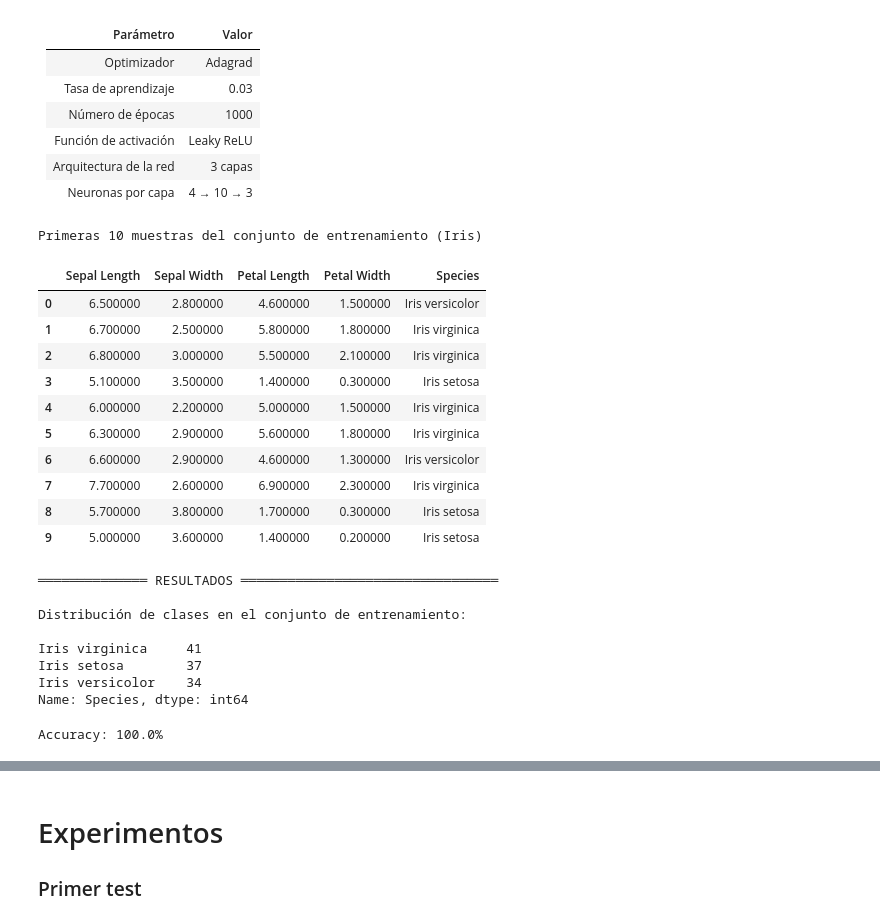
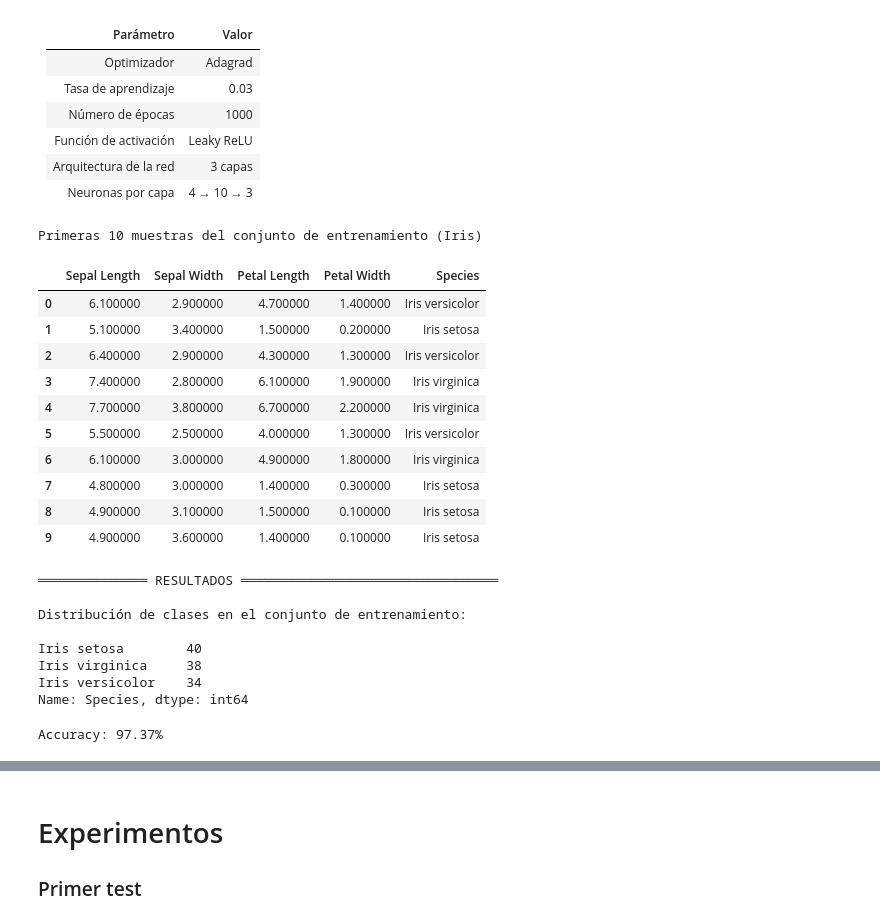
Before and after one commit to Coco-os/FNN-Implementation, a Jupyter notebook: notebooks/problems/clasification/Iris.ipynb, the cells around one changed output, grey strips where cells are left out. Cells and saved outputs as stored; diff of their text form; code cells hidden in the pictures.

```diff
--- a/notebooks/problems/clasification/Iris.ipynb
+++ b/notebooks/problems/clasification/Iris.ipynb
@@ -44,64 +53,71 @@ from main.neural_network.utils.categorical import to_categorical
+# %%
+X_train, X_test, y_train, y_test = train_test_split(
+    X, y,
+    test_size=0.25,
+    random_state=SEED,
+    shuffle=True
+)
+
+y_train = to_categorical(y_train, num_classes=3)
+y_test = to_categorical(y_test, num_classes=3)
+
+X_train = X_train.reshape(X_train.shape[0], 4, 1)
+X_test  = X_test.reshape(X_test.shape[0], 4, 1)
+y_train = y_train.reshape(y_train.shape[0], 3, 1)
+y_test  = y_test.reshape(y_test.shape[0], 3, 1)
 # %%
-X, y = load_iris(return_X_y=True, as_frame=False)
+species_map = {
+    0: "Iris setosa",
+    1: "Iris versicolor",
+    2: "Iris virginica"
+}
 
-X_train, X_test, y_train, y_test = train_test_split(X, y, test_size=0.25, random_state=1, shuffle=True)
+sample_df = pd.DataFrame(
+    X_train[:, :, 0],
+    columns=['Sepal Length', 'Sepal Width', 'Petal Length', 'Petal Width']
+)
 
-y_train = to_categorical(y_train, num_classes=3)
-y_test = to_categorical(y_test, num_classes=3)
-
-X_train = X_train.reshape(X_train.shape[0], 4, 1)
-X_test = X_test.reshape(X_test.shape[0], 4, 1)
-y_train = y_train.reshape(y_train.shape[0], 3, 1)
-y_test = y_test.reshape(y_test.shape[0], 3, 1)
-
-species_map = {0: "Iris setosa", 1: "Iris versicolor", 2: "Iris virginica"}
-
-sample_df = pd.DataFrame(X_train[:, :, 0], columns=[
-    'Sepal Length',
-    'Sepal Width',
-    'Petal Length',
-    'Petal Width'
-])
-
-sample_df['Species'] = [species_map[idx] for idx in np.argmax(y_train[:, :, 0], axis=1)]
+sample_df['Species'] = [
+    species_map[idx] for idx in np.argmax(y_train[:, :, 0], axis=1)
+]
 
 class_counts = sample_df['Species'].value_counts()
 
 styled_table = (
     sample_df.head(10)
     .style
     .set_caption("Primeras 10 muestras del conjunto de entrenamiento (Iris)")
     .set_table_attributes('style="width:75%; margin:auto;"')
     .set_table_styles([
         {'selector': 'th', 'props': [('font-size', '13pt'), ('text-align', 'center')]},
         {'selector': 'td', 'props': [('font-size', '11pt'), ('text-align', 'center')]}
     ])
 )
 
 display(styled_table)
 
 print("\n" + "══════════════ RESULTADOS ═════════════════════════════════".center(60, " ") + "\n")
 print("Distribución de clases en el conjunto de entrenamiento:\n")
 print(class_counts)
 # %% [output]
 Primeras 10 muestras del conjunto de entrenamiento (Iris)
 |  | Sepal Length | Sepal Width | Petal Length | Petal Width | Species |
-| 0 | 6.500000 | 2.800000 | 4.600000 | 1.500000 | Iris versicolor |
-| 1 | 6.700000 | 2.500000 | 5.800000 | 1.800000 | Iris virginica |
-| 2 | 6.800000 | 3.000000 | 5.500000 | 2.100000 | Iris virginica |
-| 3 | 5.100000 | 3.500000 | 1.400000 | 0.300000 | Iris setosa |
-| 4 | 6.000000 | 2.200000 | 5.000000 | 1.500000 | Iris virginica |
-| 5 | 6.300000 | 2.900000 | 5.600000 | 1.800000 | Iris virginica |
-| 6 | 6.600000 | 2.900000 | 4.600000 | 1.300000 | Iris versicolor |
-| 7 | 7.700000 | 2.600000 | 6.900000 | 2.300000 | Iris virginica |
-| 8 | 5.700000 | 3.800000 | 1.700000 | 0.300000 | Iris setosa |
-| 9 | 5.000000 | 3.600000 | 1.400000 | 0.200000 | Iris setosa |
+| 0 | 6.100000 | 2.900000 | 4.700000 | 1.400000 | Iris versicolor |
+| 1 | 5.100000 | 3.400000 | 1.500000 | 0.200000 | Iris setosa |
+| 2 | 6.400000 | 2.900000 | 4.300000 | 1.300000 | Iris versicolor |
+| 3 | 7.400000 | 2.800000 | 6.100000 | 1.900000 | Iris virginica |
+| 4 | 7.700000 | 3.800000 | 6.700000 | 2.200000 | Iris virginica |
+| 5 | 5.500000 | 2.500000 | 4.000000 | 1.300000 | Iris versicolor |
+| 6 | 6.100000 | 3.000000 | 4.900000 | 1.800000 | Iris virginica |
+| 7 | 4.800000 | 3.000000 | 1.400000 | 0.300000 | Iris setosa |
+| 8 | 4.900000 | 3.100000 | 1.500000 | 0.100000 | Iris setosa |
+| 9 | 4.900000 | 3.600000 | 1.400000 | 0.100000 | Iris setosa |
 ══════════════ RESULTADOS ═════════════════════════════════
 
 Distribución de clases en el conjunto de entrenamiento:
 
-Iris virginica     41
-Iris setosa        37
+Iris setosa        40
+Iris virginica     38
 Iris versicolor    34
 Name: Species, dtype: int64
 # %%
@@ -120,7 +136,7 @@ train_loss = train(nn, loss, X_train, y_train, epochs=1000)
 # %%
 y_true, y_pred = test_nn(nn, x_test=X_test, y_test=y_test)
 # %% [output]
-Accuracy: 100.0%
+Accuracy: 97.37%
 # %%
 learning_curve(train_loss)
 # %% [output]
```
Also changed, not shown: parts of 9 cells of this notebook.
